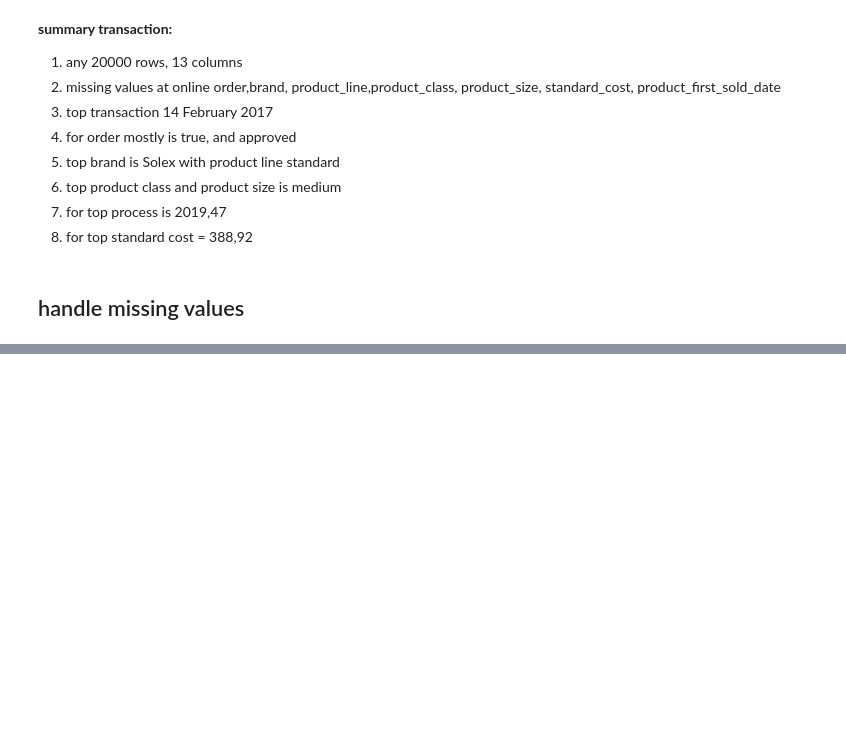
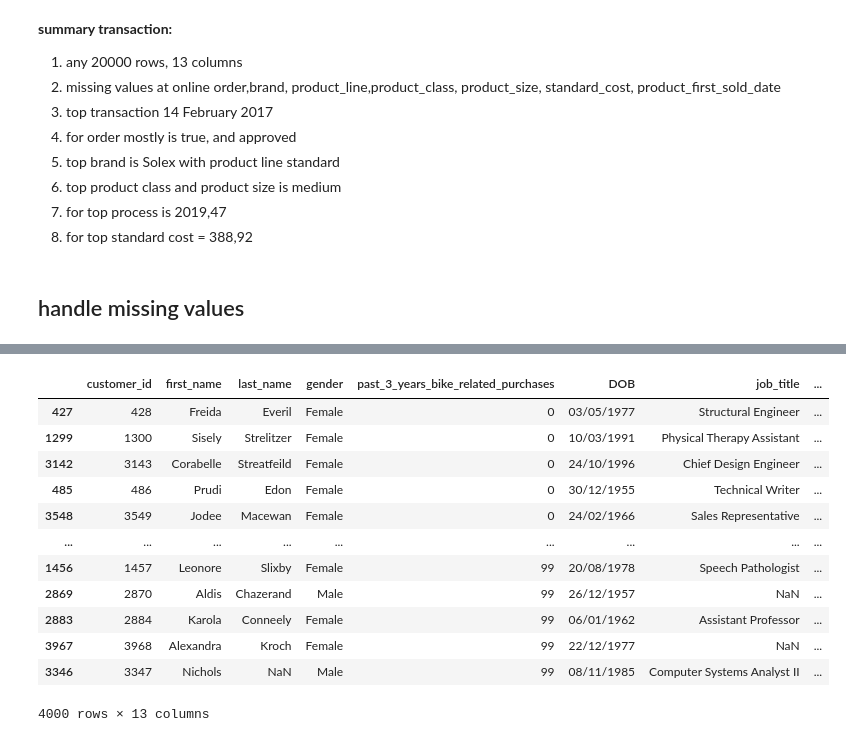
Before and after one commit to kintan-pitaloka/KPMG-VIX, a Jupyter notebook: KPMGAU-TASK2.ipynb, the cells around one changed output, grey strips where cells are left out. Cells and saved outputs as stored; diff of their text form; code cells hidden in the pictures; blank space fills up the shorter version.

Commit message:
update kpmg task-2
- handling missing values
- detailing about dataframe transactions, custdemographic, newcust_list

```diff
--- a/KPMGAU-TASK2.ipynb
+++ b/KPMGAU-TASK2.ipynb
@@ -454 +632,17 @@ sns.distplot(transactions['product_first_sold_date'])
+# %%
+custdemographic.sort_values('past_3_years_bike_related_purchases')
+# %% [output]
+|  | customer_id | first_name | last_name | gender | past_3_years_bike_related_purchases | DOB | job_title | ... |
+| 427 | 428 | Freida | Everil | Female | 0 | 03/05/1977 | Structural Engineer | ... |
+| 1299 | 1300 | Sisely | Strelitzer | Female | 0 | 10/03/1991 | Physical Therapy Assistant | ... |
+| 3142 | 3143 | Corabelle | Streatfeild | Female | 0 | 24/10/1996 | Chief Design Engineer | ... |
+| 485 | 486 | Prudi | Edon | Female | 0 | 30/12/1955 | Technical Writer | ... |
+| 3548 | 3549 | Jodee | Macewan | Female | 0 | 24/02/1966 | Sales Representative | ... |
+| ... | ... | ... | ... | ... | ... | ... | ... | ... |
+| 1456 | 1457 | Leonore | Slixby | Female | 99 | 20/08/1978 | Speech Pathologist | ... |
+| 2869 | 2870 | Aldis | Chazerand | Male | 99 | 26/12/1957 | NaN | ... |
+| 2883 | 2884 | Karola | Conneely | Female | 99 | 06/01/1962 | Assistant Professor | ... |
+| 3967 | 3968 | Alexandra | Kroch | Female | 99 | 22/12/1977 | NaN | ... |
+| 3346 | 3347 | Nichols | NaN | Male | 99 | 08/11/1985 | Computer Systems Analyst II | ... |
+4000 rows × 13 columns
 # %%
```
Also changed, not shown: parts of 56 cells of this notebook.
